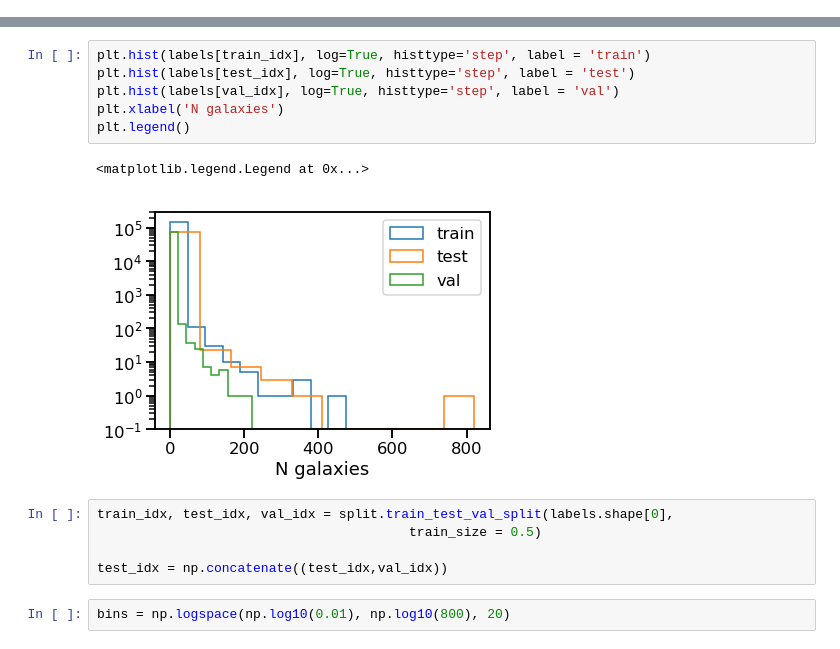
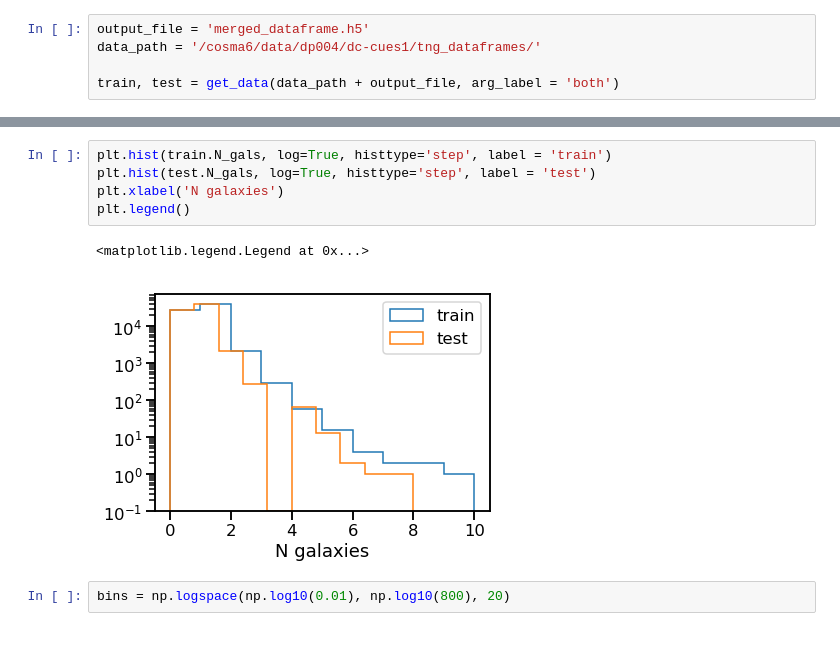
Before and after one commit to florpi/GraphCosmologyNetwork, a Jupyter notebook: baselines/HOD.ipynb, the cells around one changed output, grey strips where cells are left out. Drawn from its saved outputs; the diff is of its cells as text.

```diff
--- a/baselines/HOD.ipynb
+++ b/baselines/HOD.ipynb
@@ -43,0 +20,5 @@ train_idx, test_idx, val_idx = split.train_test_val_split(len(mass),
+# %%
+output_file = 'merged_dataframe.h5'
+data_path = '/cosma6/data/dp004/dc-cues1/tng_dataframes/'
+
+train, test = get_data(data_path + output_file, arg_label = 'both')
@@ -44,16 +41,10 @@ train_idx, test_idx, val_idx = split.train_test_val_split(len(mass),
 # %%
-plt.hist(labels[train_idx], log=True, histtype='step', label = 'train')
-plt.hist(labels[test_idx], log=True, histtype='step', label = 'test')
-plt.hist(labels[val_idx], log=True, histtype='step', label = 'val')
+plt.hist(train.N_gals, log=True, histtype='step', label = 'train')
+plt.hist(test.N_gals, log=True, histtype='step', label = 'test')
 plt.xlabel('N galaxies')
 plt.legend()
 # %% [output]
 <matplotlib.legend.Legend at 0x...>
-[figure, old version]
+[figure, new version]
-# %%
-train_idx, test_idx, val_idx = split.train_test_val_split(labels.shape[0],
-                                        train_size = 0.5)
-
-test_idx = np.concatenate((test_idx,val_idx))
 # %%
 bins = np.logspace(np.log10(0.01), np.log10(800), 20)
```
Also changed, not shown: parts of 19 cells of this notebook, 3 other files.
